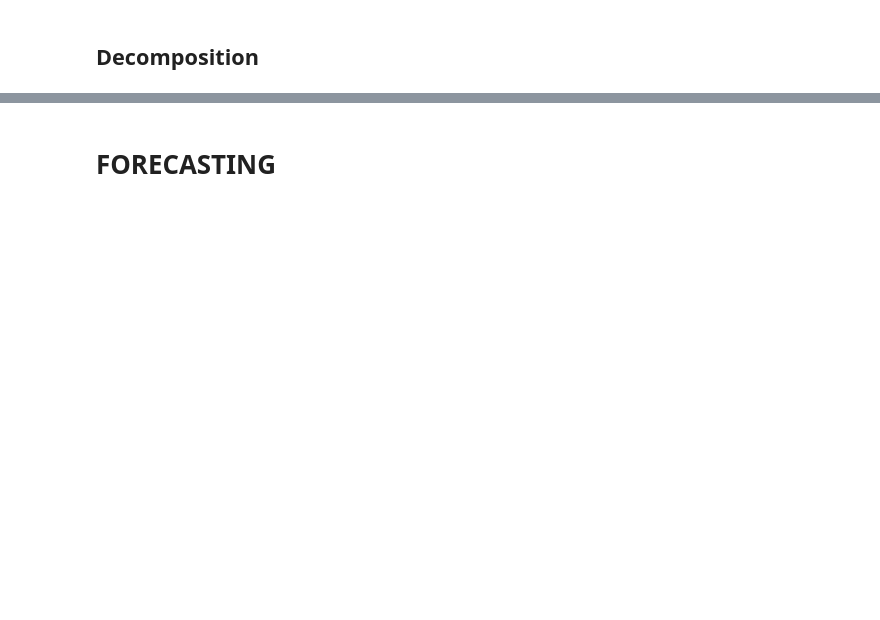
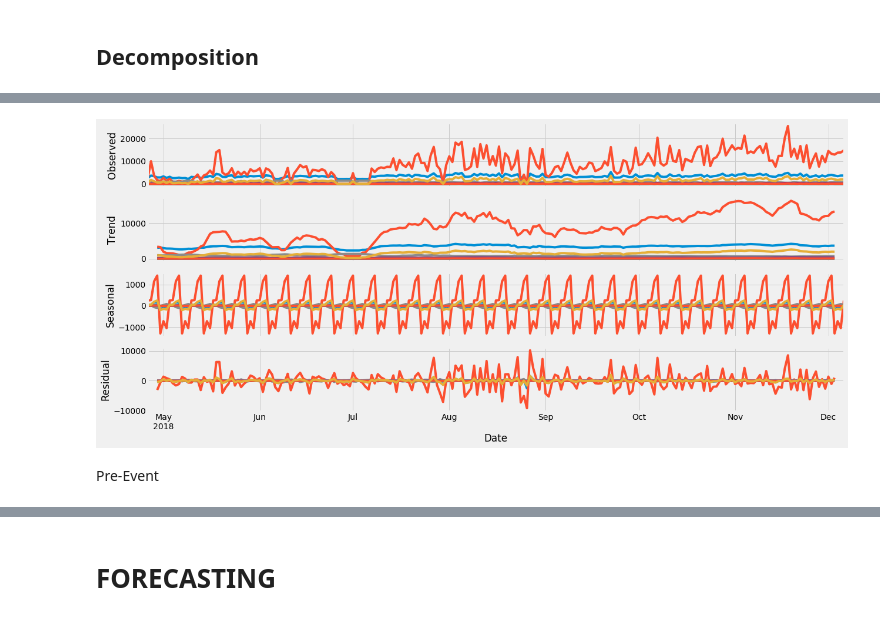
Before and after one commit to CrapWork/time-series, a Jupyter notebook: bare-bones.ipynb, the cells around one changed output, grey strips where cells are left out. Cells and saved outputs as stored; diff of their text form; code cells hidden in the pictures; blank space fills up the shorter version.

```diff
--- a/bare-bones.ipynb
+++ b/bare-bones.ipynb
@@ -82,0 +131,7 @@ Maybe the trend lines are different for pre and post murder?
+# %%
+all_time.plot()
+plt.pyplot.show()
+# %% [output]
+[figure, added]
+# %% [markdown]
+Pre-Event
```
Also changed, not shown: parts of 30 cells of this notebook, 1 other file.
